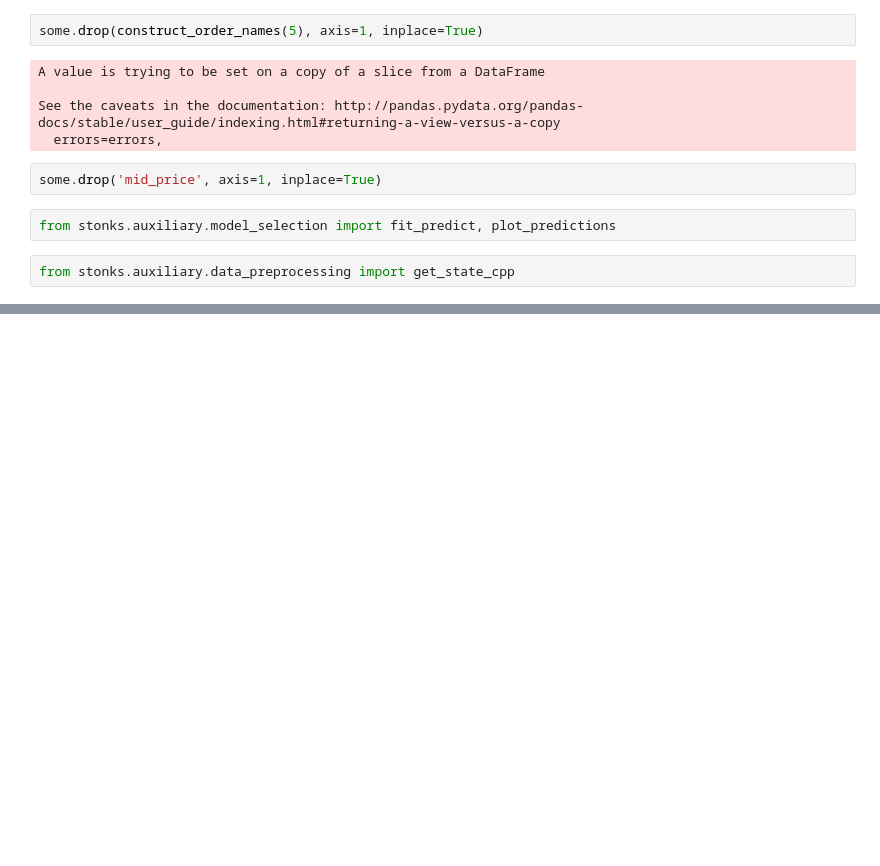
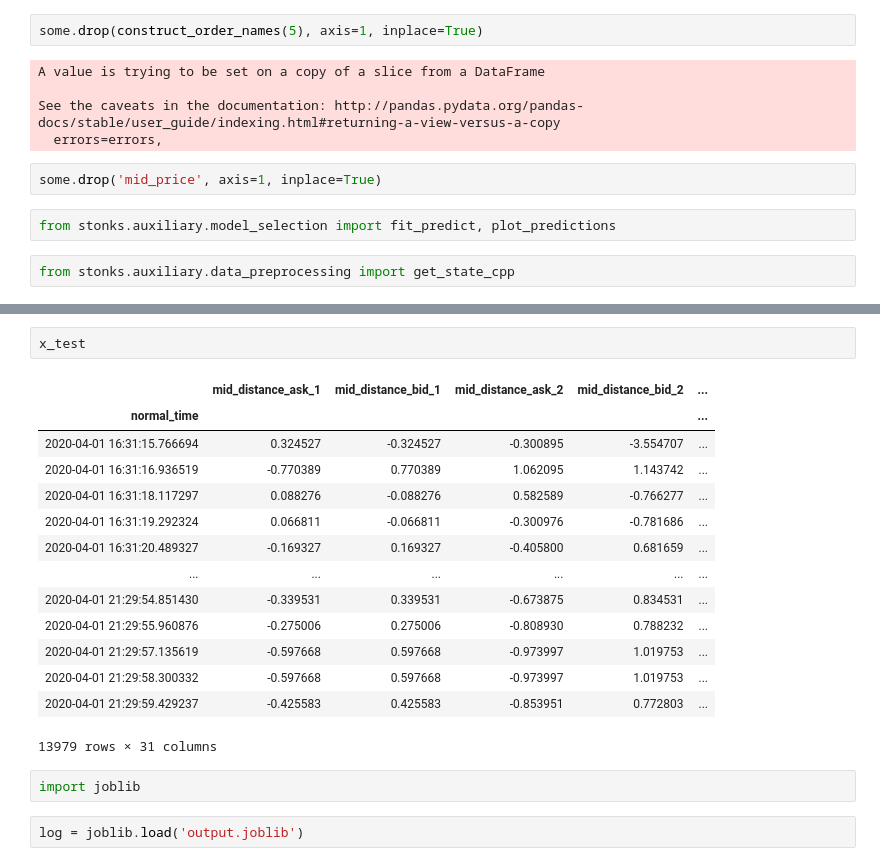
Before and after one commit to Markfryazino/Distonx, a Jupyter notebook: trash/more-on-features.ipynb, the cells around one changed output, grey strips where cells are left out. Cells and saved outputs as stored; diff of their text form; blank space fills up the shorter version.

```diff
--- a/trash/more-on-features.ipynb
+++ b/trash/more-on-features.ipynb
@@ -215,0 +288,21 @@ weighted avg       0.40      0.58      0.44      8586
+# %%
+x_test
+# %% [output]
+|  | mid_distance_ask_1 | mid_distance_bid_1 | mid_distance_ask_2 | mid_distance_bid_2 | ... |
+| normal_time |  |  |  |  | ... |
+| 2020-04-01 16:31:15.766694 | 0.324527 | -0.324527 | -0.300895 | -3.554707 | ... |
+| 2020-04-01 16:31:16.936519 | -0.770389 | 0.770389 | 1.062095 | 1.143742 | ... |
+| 2020-04-01 16:31:18.117297 | 0.088276 | -0.088276 | 0.582589 | -0.766277 | ... |
+| 2020-04-01 16:31:19.292324 | 0.066811 | -0.066811 | -0.300976 | -0.781686 | ... |
+| 2020-04-01 16:31:20.489327 | -0.169327 | 0.169327 | -0.405800 | 0.681659 | ... |
+| ... | ... | ... | ... | ... | ... |
+| 2020-04-01 21:29:54.851430 | -0.339531 | 0.339531 | -0.673875 | 0.834531 | ... |
+| 2020-04-01 21:29:55.960876 | -0.275006 | 0.275006 | -0.808930 | 0.788232 | ... |
+| 2020-04-01 21:29:57.135619 | -0.597668 | 0.597668 | -0.973997 | 1.019753 | ... |
+| 2020-04-01 21:29:58.300332 | -0.597668 | 0.597668 | -0.973997 | 1.019753 | ... |
+| 2020-04-01 21:29:59.429237 | -0.425583 | 0.425583 | -0.853951 | 0.772803 | ... |
+13979 rows × 31 columns
+# %%
+import joblib
+# %%
+log = joblib.load('output.joblib')
```
Also changed, not shown: parts of 13 cells of this notebook, 13 other files.
